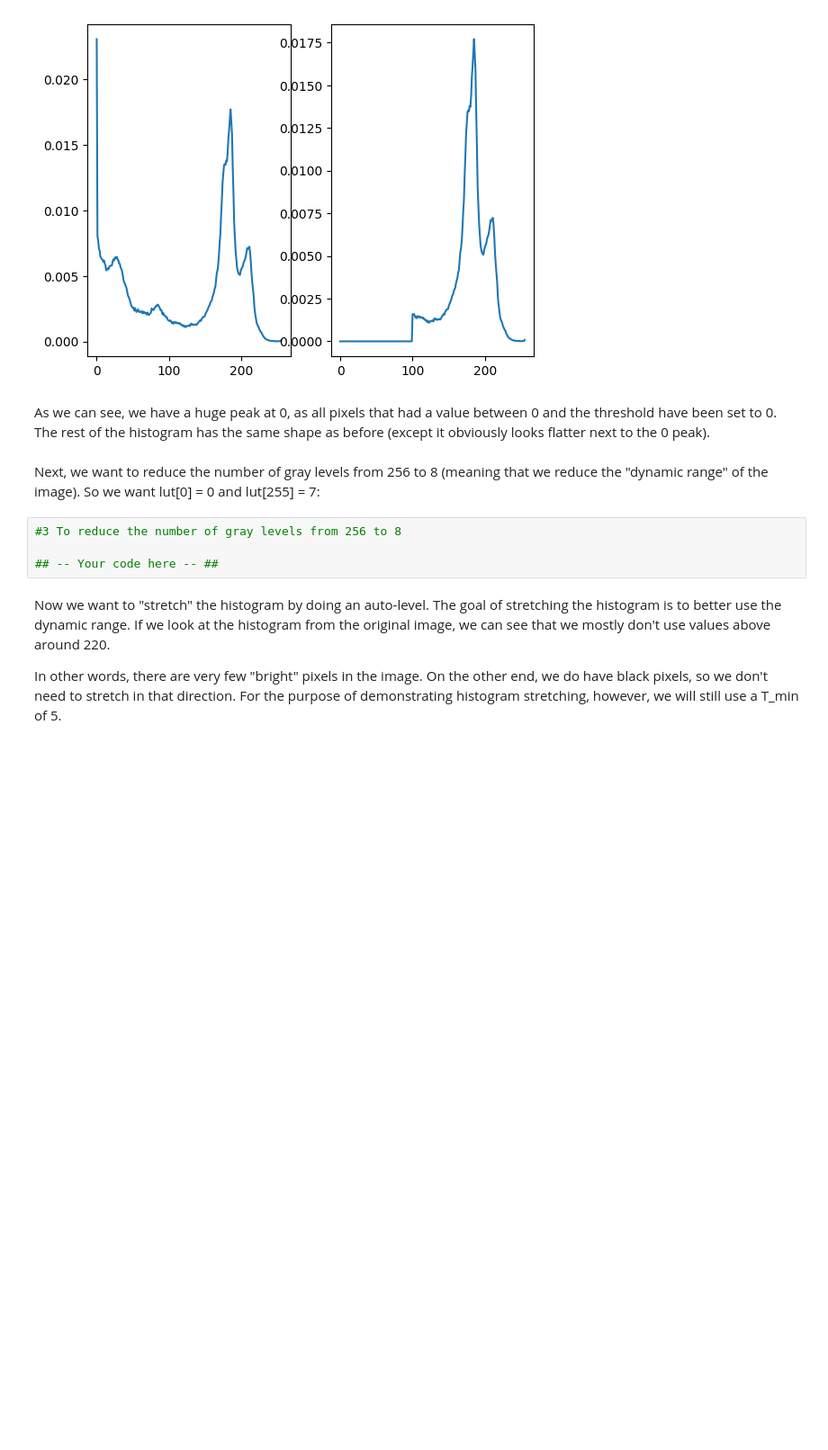
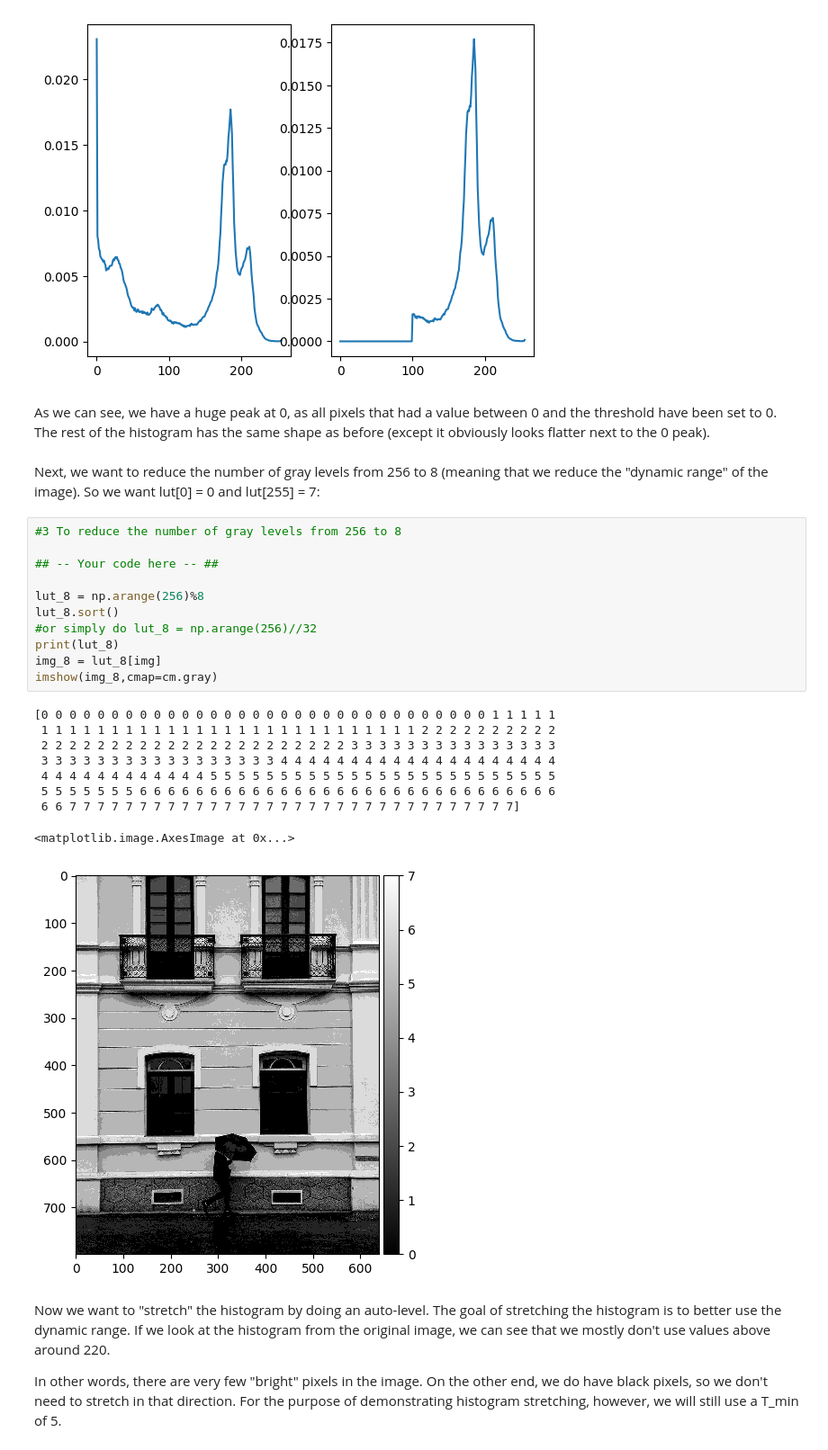
Before and after one commit to Exagor/info-h-500, a Jupyter notebook: docs/LABS/TP 2 Image Filtering/TP2_Image_Filtering.ipynb, the cells around one changed output. Shown at 90% size. Cells and saved outputs as stored; diff of their text form; blank space fills up the shorter version.

```diff
--- a/docs/LABS/TP 2 Image Filtering/TP2_Image_Filtering.ipynb
+++ b/docs/LABS/TP 2 Image Filtering/TP2_Image_Filtering.ipynb
@@ -167,7 +150,24 @@ Next, we want to reduce the number of gray levels from 256 to 8 (meaning that we
 # %%
 #3 To reduce the number of gray levels from 256 to 8
 
 ## -- Your code here -- ##
+
+lut_8 = np.arange(256)%8
+lut_8.sort()
+#or simply do lut_8 = np.arange(256)//32
+print(lut_8)
+img_8 = lut_8[img]
+imshow(img_8,cmap=cm.gray)
+# %% [output]
+[0 0 0 0 0 0 0 0 0 0 0 0 0 0 0 0 0 0 0 0 0 0 0 0 0 0 0 0 0 0 0 0 1 1 1 1 1
+ 1 1 1 1 1 1 1 1 1 1 1 1 1 1 1 1 1 1 1 1 1 1 1 1 1 1 1 2 2 2 2 2 2 2 2 2 2
+ 2 2 2 2 2 2 2 2 2 2 2 2 2 2 2 2 2 2 2 2 2 2 3 3 3 3 3 3 3 3 3 3 3 3 3 3 3
+ 3 3 3 3 3 3 3 3 3 3 3 3 3 3 3 3 3 4 4 4 4 4 4 4 4 4 4 4 4 4 4 4 4 4 4 4 4
+ 4 4 4 4 4 4 4 4 4 4 4 4 5 5 5 5 5 5 5 5 5 5 5 5 5 5 5 5 5 5 5 5 5 5 5 5 5
+ 5 5 5 5 5 5 5 6 6 6 6 6 6 6 6 6 6 6 6 6 6 6 6 6 6 6 6 6 6 6 6 6 6 6 6 6 6
+ 6 6 7 7 7 7 7 7 7 7 7 7 7 7 7 7 7 7 7 7 7 7 7 7 7 7 7 7 7 7 7 7 7 7]
+<matplotlib.image.AxesImage at 0x...>
+[figure, added]
 # %% [markdown]
 Now we want to "stretch" the histogram by doing an auto-level. The goal of stretching the histogram is to better use the dynamic range. If we look at the histogram from the original image, we can see that we mostly don't use values above around 220.
 
```
Also changed, not shown: parts of 9 cells of this notebook, 1 other file.
